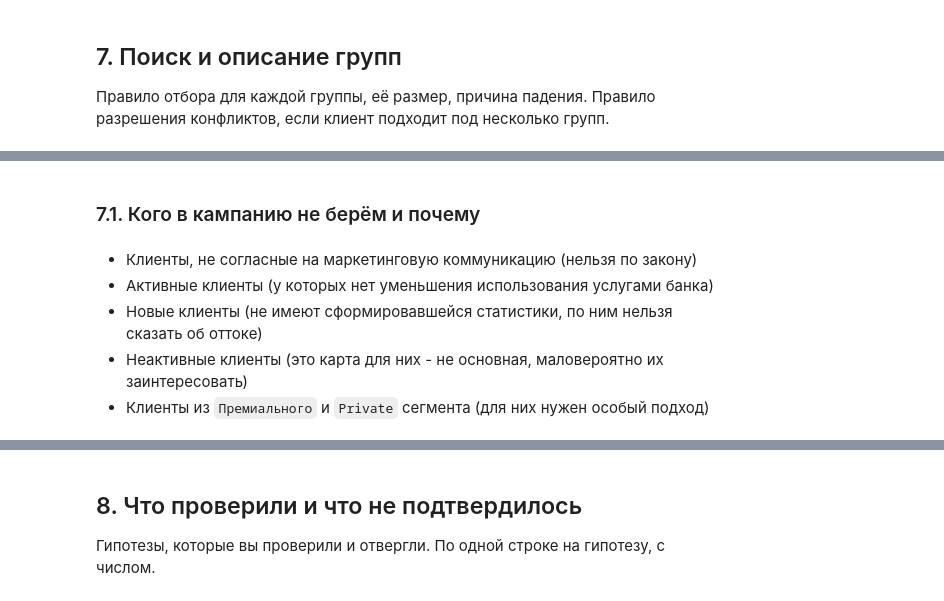
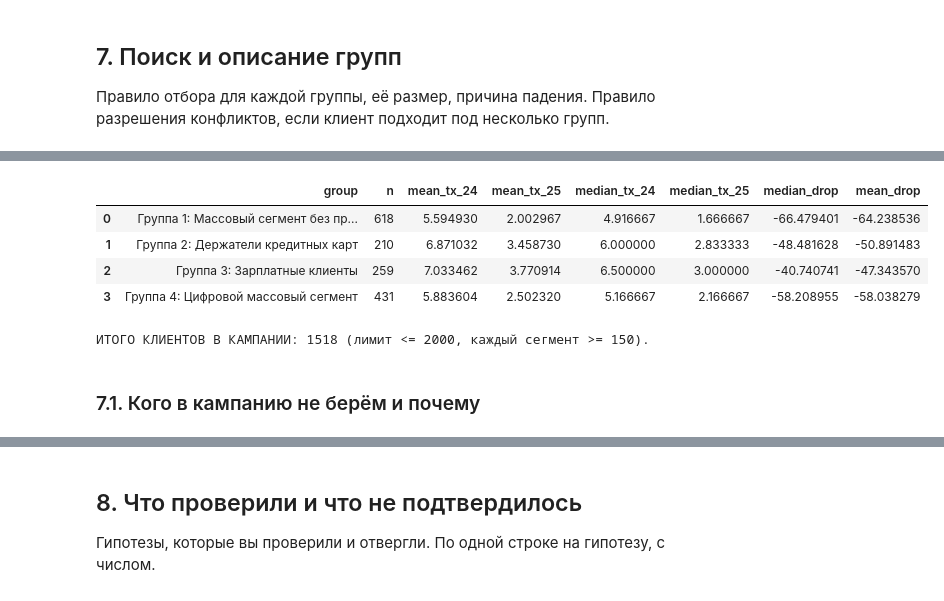
Before and after one commit to fnkb108/Dzidzenka_Mikita_Lab1, a Jupyter notebook: 01_analysis.ipynb, the cells around one changed output, grey strips where cells are left out. Saved outputs shown, nothing was run; the diff lists cells and outputs as text; code cells hidden in the pictures.

```diff
--- a/01_analysis.ipynb
+++ b/01_analysis.ipynb
@@ -1264,3 +1532,71 @@ plt.show()
 
 Правило отбора для каждой группы, её размер, причина падения.
 Правило разрешения конфликтов, если клиент подходит под несколько групп.
+# %%
+client_metrics['is_eligible'] = ((pd.to_datetime(client_metrics['card_open_date']) < '2024-01-01') & (client_metrics['marketing_opt_in'] == True) & (client_metrics['m_tx_2024'] >= 1.0))
+
+print(f'Пул доступных для кампании клиентов: {client_metrics["is_eligible"].sum()}')
+
+mask_g1 = (client_metrics['is_eligible']
+    & (client_metrics['segment'] == 'Массовый')
+    & (client_metrics['has_mobile_app'] == False)
+    & (client_metrics['tx_drop_pct'] <= -30)
+)
+
+mask_g2 = (
+    client_metrics['is_eligible']
+    & (client_metrics['card_type'] == 'Кредитная')
+    & (client_metrics['has_mobile_app'] == True)
+    & (client_metrics['tx_drop_pct'] <= -25)
+)
+
+
+mask_g3 = (
+    client_metrics['is_eligible']
+    & (client_metrics['segment'] == 'Зарплатный')
+    & (client_metrics['card_type'] == 'Дебетовая')
+    & (client_metrics['tx_drop_pct'] <= -25)
+)
+
+mask_g4 = (
+    client_metrics['is_eligible']
+    & (client_metrics['segment'] == 'Массовый')
+    & (client_metrics['card_type'] == 'Дебетовая')
+    & (client_metrics['has_mobile_app'] == True)
+    & (client_metrics['loyalty_tier'].isin(['Базовый', 'Серебро']))
+    & (client_metrics['tx_drop_pct'] <= -30)
+)
+
+print('\nПроверка пересечений между группами:')
+print('Пересечение G1 и G2:', (mask_g1 & mask_g2).sum())
+print('Пересечение G1 и G3:', (mask_g1 & mask_g3).sum())
+print('Пересечение G1 и G4:', (mask_g1 & mask_g4).sum())
+print('Пересечение G2 и G3:', (mask_g2 & mask_g3).sum())
+print('Пересечение G2 и G4:', (mask_g2 & mask_g4).sum())
+print('Пересечение G3 и G4:', (mask_g3 & mask_g4).sum())
+
+client_metrics['group'] = None
+client_metrics.loc[mask_g1, 'group'] = ('Группа 1: Массовый сегмент без приложения')
+client_metrics.loc[mask_g2, 'group'] = ('Группа 2: Держатели кредитных карт')
+client_metrics.loc[mask_g3, 'group'] = ('Группа 3: Зарплатные клиенты')
+client_metrics.loc[mask_g4, 'group'] = ('Группа 4: Цифровой массовый сегмент')
+
+
+campaign_summary = (
+    client_metrics[client_metrics['group'].notna()]
+    .groupby('group')
+    .agg(
+        n=('client_id', 'count'),
+        mean_tx_24=('m_tx_2024', 'mean'),
+        mean_tx_25=('m_tx_2025', 'mean'),
+        median_tx_24=('m_tx_2024', 'median'),
+        median_tx_25=('m_tx_2025', 'median'),
+        median_drop=('tx_drop_pct', 'median'),
+        mean_drop=('tx_drop_pct', 'mean'),
+    )
+    .reset_index()
+)
+
+display(campaign_summary)
+print(f"ИТОГО КЛИЕНТОВ В КАМПАНИИ: {client_metrics['group'].notna().sum()} " f'(лимит <= 2000, каждый сегмент >= 150).')
+# %% [output]
@@ -1267,8 +1612,8 @@ plt.show()
+|  | group | n | mean_tx_24 | mean_tx_25 | median_tx_24 | median_tx_25 | median_drop | mean_drop |
+| 0 | Группа 1: Массовый сегмент без пр... | 618 | 5.594930 | 2.002967 | 4.916667 | 1.666667 | -66.479401 | -64.238536 |
+| 1 | Группа 2: Держатели кредитных карт | 210 | 6.871032 | 3.458730 | 6.000000 | 2.833333 | -48.481628 | -50.891483 |
+| 2 | Группа 3: Зарплатные клиенты | 259 | 7.033462 | 3.770914 | 6.500000 | 3.000000 | -40.740741 | -47.343570 |
+| 3 | Группа 4: Цифровой массовый сегмент | 431 | 5.883604 | 2.502320 | 5.166667 | 2.166667 | -58.208955 | -58.038279 |
+ИТОГО КЛИЕНТОВ В КАМПАНИИ: 1518 (лимит <= 2000, каждый сегмент >= 150).
 # %% [markdown]
 ### 7.1. Кого в кампанию не берём и почему
-# %% [markdown]
-- Клиенты, не согласные на маркетинговую коммуникацию (нельзя по закону)
-- Активные клиенты (у которых нет уменьшения использования услугами банка)
-- Новые клиенты (не имеют сформировавшейся статистики, по ним нельзя сказать об оттоке)
-- Неактивные клиенты (это карта для них - не основная, маловероятно их заинтересовать)
-- Клиенты из `Премиального` и `Private` сегмента (для них нужен особый подход)
```
Also changed, not shown: parts of 14 cells of this notebook.
